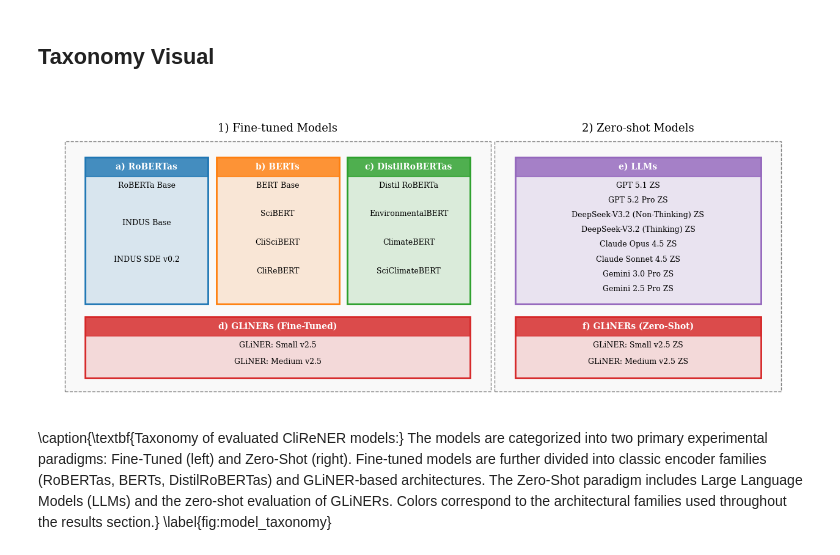
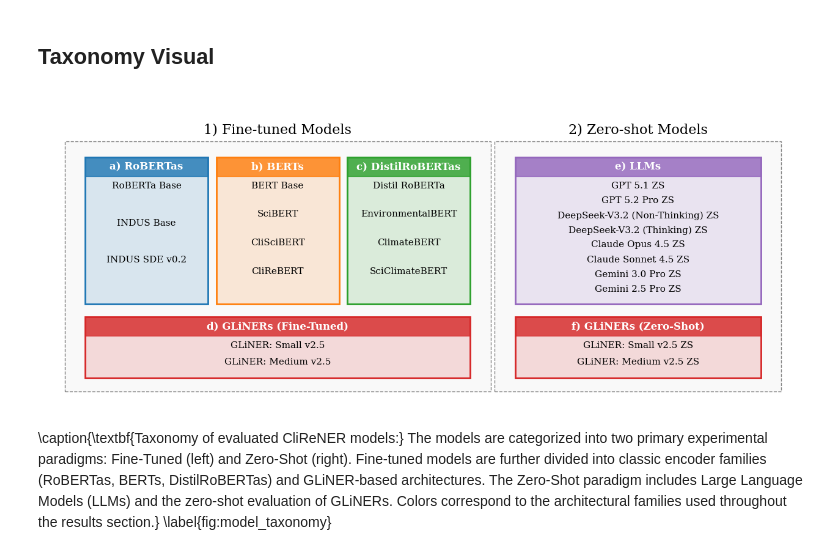
Before and after one commit to P0L3/CliReNER, a Jupyter notebook: EXPERIMENTS/VISUALS/visuals.ipynb, the cells around one changed output. Cells and saved outputs as stored; diff of their text form; code cells hidden in the pictures.

```diff
--- a/EXPERIMENTS/VISUALS/visuals.ipynb
+++ b/EXPERIMENTS/VISUALS/visuals.ipynb
@@ -2185,12 +2185,12 @@ def draw_nested_blocks():
     # Height approx 3.2 (gap) + 4.2 (top block) + extra padding = ~8.0
     ax.add_patch(patches.Rectangle((-0.5, -0.5), 10.4, 9.4,
                                    linewidth=1, edgecolor='gray', facecolor='#f9f9f9', linestyle='--'))
-    ax.text(4.7, 9.6, "1) Fine-tuned Models", ha='center', va='top', fontsize=13)
+    ax.text(4.7, 9.6, "1) Fine-tuned Models", ha='center', va='top', fontsize=16)
 
     # Zero-Shot Container
     ax.add_patch(patches.Rectangle((10.0, -0.5), 7, 9.4,
                                    linewidth=1, edgecolor='gray', facecolor='#f9f9f9', linestyle='--'))
-    ax.text(13.5, 9.6, "2) Zero-shot Models", ha='center', va='top', fontsize=13)
+    ax.text(13.5, 9.6, "2) Zero-shot Models", ha='center', va='top', fontsize=16)
 
     # --- Draw Model Blocks ---
     for label, models, color_key, x, y, w, h in blocks:
@@ -2210,36 +2210,36 @@ def draw_nested_blocks():
 
         # Header Text
         # CHANGED: Removed .upper() to keep original casing
         ax.text(x + w/2, y + h - 0.35, label, color='white',
-                ha='center', va='center', fontsize=10, fontweight='bold')
+                ha='center', va='center', fontsize=12, fontweight='bold')
 
         # List Models
         # Calculate vertical spacing
         # Start writing below the header strip
         text_area_height = h - 0.9
         start_text_y = y + text_area_height
 
         # Dynamic spacing based on available height and count of models
         step = text_area_height / (len(models) + 0.3)
 
         for i, model in enumerate(models):
             ax.text(x + w/2, start_text_y - (i * step), model,
-                    ha='center', va='top', fontsize=9, color='black')
+                    ha='center', va='top', fontsize=11, color='black')
 
     # Final Styling
     ax.set_xlim(-1, 17.5)
     ax.set_ylim(-1, 10.5) # Tightened Y limits
     ax.axis('off')
 
     # Save
     os.makedirs("PLOTS", exist_ok=True)
     plt.savefig("PLOTS/model_treemap_block.pdf", bbox_inches='tight')
     plt.show()
 
 if __name__ == "__main__":
     draw_nested_blocks()
 # %% [output]
-[figure, old version]
+[figure, new version]
 # %% [markdown]
 \caption{\textbf{Taxonomy of evaluated CliReNER models:}
 The models are categorized into two primary experimental paradigms: Fine-Tuned (left) and Zero-Shot (right).
```
Also changed, not shown: 1 other file.
